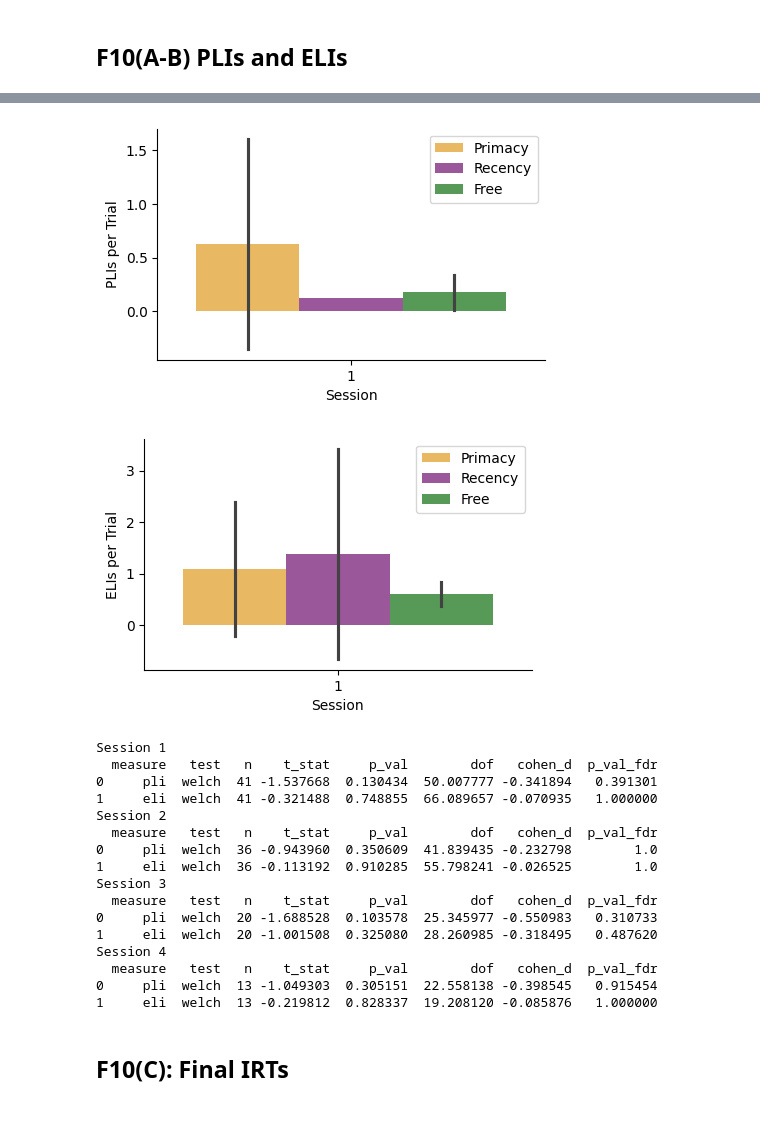
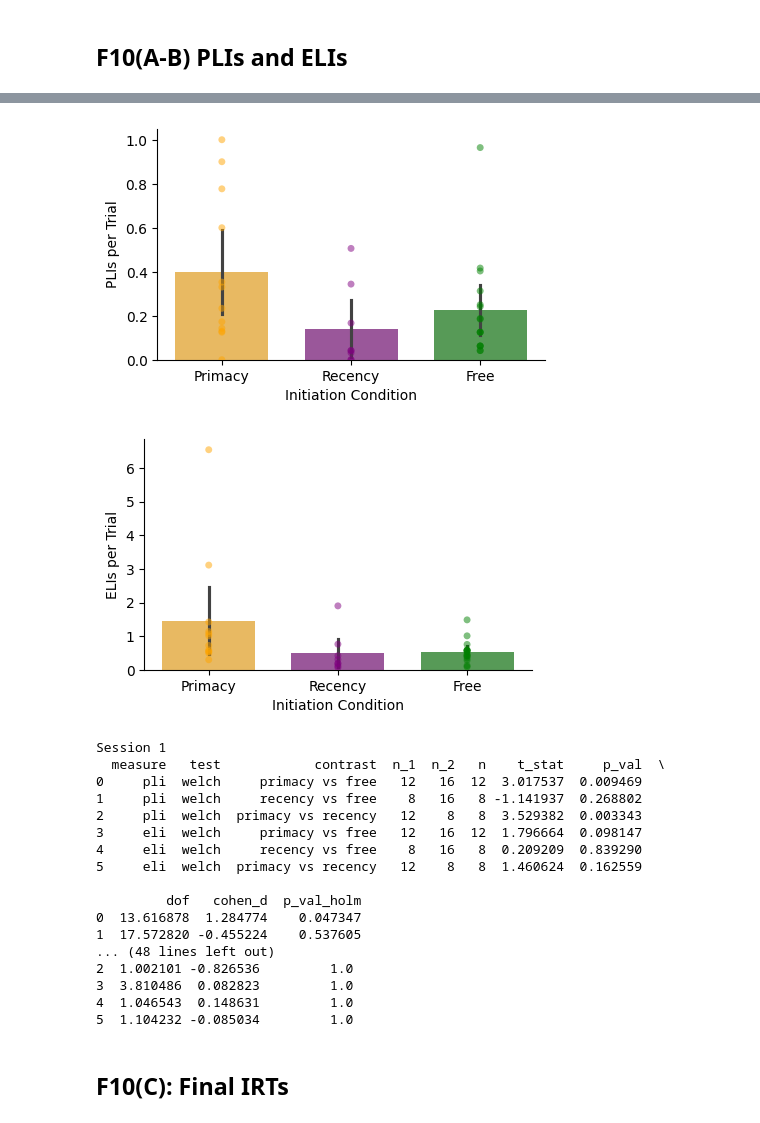
Before and after one commit to pennmem/RecallInitiation2026, a Jupyter notebook: analyses_new.ipynb, the cells around one changed output, grey strips where cells are left out. Cells and saved outputs as stored; diff of their text form; code cells hidden in the pictures.

Commit message:
fix: new analyses and figures

```diff
--- a/analyses_new.ipynb
+++ b/analyses_new.ipynb
@@ -767,5 +766,5 @@ special_df = filtered_df[filtered_df['session'] != 0]
 # %%
-plieli_df = pli_eli.intrusion_rates(special_df)
+plieli_df = pli_eli.intrusion_rates(filtered_df)
 plieli_df.head(10)
 # %% [output]
 |  | prolific_pid | session | initiation_condition | eli | pli |
@@ -804,11 +808,11 @@ stat_tests.condition_contrast(plieli_df, ['pli','eli'], paired=False)
 # %%
-pli_eli.pli_plot_by_session(plieli_df, path=f'figures/10a_pli.pdf')
+pli_eli.pli_plot_overall(plieli_df, path=f'figures/10a_pli.pdf')
 # %% [output]
-[figure, old version]
+[figure, new version]
 # %%
-pli_eli.eli_plot_by_session(plieli_df, path=f'figures/10b_eli.pdf')
+pli_eli.eli_plot_overall(plieli_df, path=f'figures/10b_eli.pdf')
 # %% [output]
-[figure, old version]
+[figure, new version]
 # %%
 for sess in range(1,5):
     plieli_sess = plieli_df[plieli_df['session']==sess]
@@ -816,21 +820,22 @@ for sess in range(1,5):
     print(stat_tests.condition_contrast(plieli_sess, ['pli','eli'], paired=False))
 # %% [output]
 Session 1
-  measure   test   n    t_stat     p_val        dof   cohen_d  p_val_fdr
-0     pli  welch  41 -1.537668  0.130434  50.007777 -0.341894   0.391301
-1     eli  welch  41 -0.321488  0.748855  66.089657 -0.070935   1.000000
-Session 2
-  measure   test   n    t_stat     p_val        dof   cohen_d  p_val_fdr
-0     pli  welch  36 -0.943960  0.350609  41.839435 -0.232798        1.0
-1     eli  welch  36 -0.113192  0.910285  55.798241 -0.026525        1.0
-Session 3
-  measure   test   n    t_stat     p_val        dof   cohen_d  p_val_fdr
-0     pli  welch  20 -1.688528  0.103578  25.345977 -0.550983   0.310733
-1     eli  welch  20 -1.001508  0.325080  28.260985 -0.318495   0.487620
-Session 4
-  measure   test   n    t_stat     p_val        dof   cohen_d  p_val_fdr
-0     pli  welch  13 -1.049303  0.305151  22.558138 -0.398545   0.915454
-1     eli  welch  13 -0.219812  0.828337  19.208120 -0.085876   1.000000
+  measure   test            contrast  n_1  n_2   n    t_stat     p_val  \
+0     pli  welch     primacy vs free   12   16  12  3.017537  0.009469
+1     pli  welch     recency vs free    8   16   8 -1.141937  0.268802
+2     pli  welch  primacy vs recency   12    8   8  3.529382  0.003343
+3     eli  welch     primacy vs free   12   16  12  1.796664  0.098147
+4     eli  welch     recency vs free    8   16   8  0.209209  0.839290
+5     eli  welch  primacy vs recency   12    8   8  1.460624  0.162559
+
+         dof   cohen_d  p_val_holm
+0  13.616878  1.284774    0.047347
+1  17.572820 -0.455224    0.537605
+... (48 lines left out)
+2  1.002101 -0.826536         1.0
+3  3.810486  0.082823         1.0
+4  1.046543  0.148631         1.0
+5  1.104232 -0.085034         1.0
 # %% [markdown]
 ## F10(C): Final IRTs
 # %%
```
Also changed, not shown: parts of 47 cells of this notebook, 21 other files.
